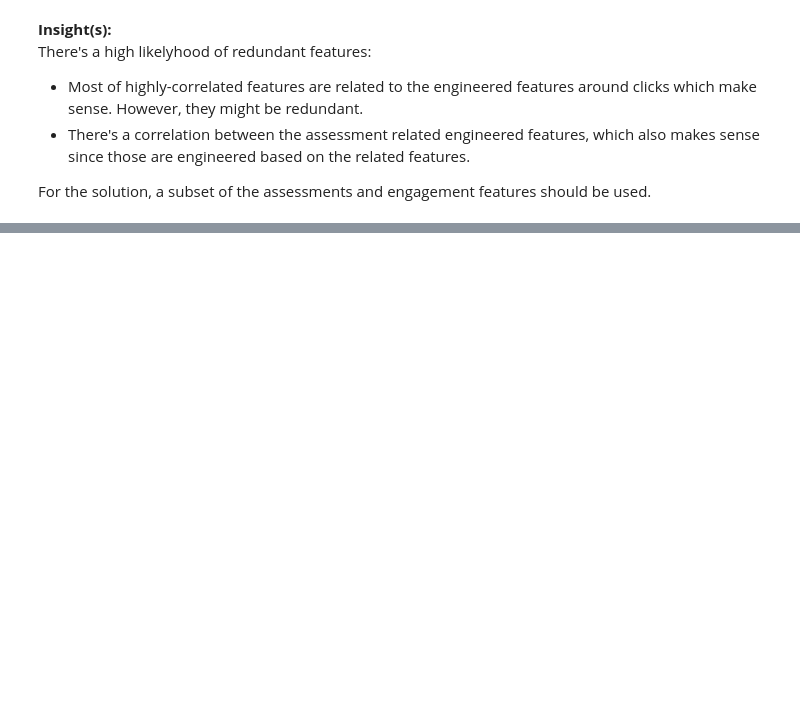
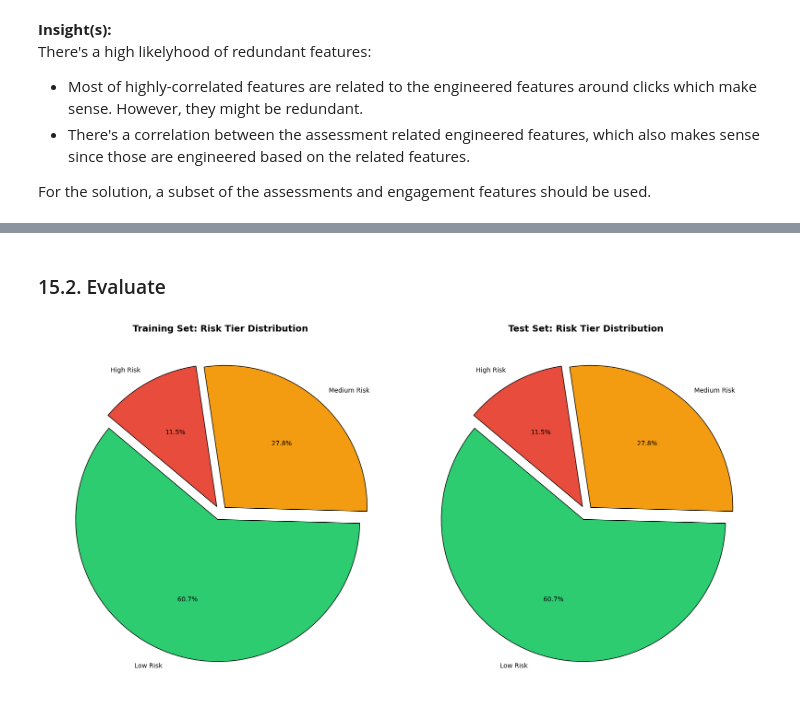
Before and after one commit to dataweby/ToU-Classification, a Jupyter notebook: notebooks/01_dataset_preprocessing.ipynb, the cells around one changed output, grey strips where cells are left out. Drawn from its saved outputs; the diff is of its cells as text; code cells hidden in the pictures; blank space fills up the shorter version.

Commit message:
Checking the splits.

```diff
--- a/notebooks/01_dataset_preprocessing.ipynb
+++ b/notebooks/01_dataset_preprocessing.ipynb
@@ -1138,0 +1208,41 @@ Goals:
+# %% [markdown]
+### 15.2. Evaluate
+# %%
+# 1. Define colors for consistency (High risk usually Red, Low risk Green/Blue)
+colors = ['#2ecc71', '#f39c12', '#e74c3c'] # Adjust based on your specific tier order
+
+# 2. Create the figure with two subplots
+fig, (ax1, ax2) = plt.subplots(1, 2, figsize=(16, 8))
+
+# Plot Training Distribution
+ax1.pie(
+    train_dist,
+    labels=train_dist.index,
+    autopct='%1.1f%%',
+    startangle=140,
+    colors=colors,
+    explode=explode,
+    shadow=False,
+    wedgeprops={'edgecolor': 'black', 'linewidth': 1}
+)
+ax1.set_title("Training Set: Risk Tier Distribution", fontsize=14, fontweight='bold')
+
+# Plot Test Distribution
+ax2.pie(
+    test_dist,
+    labels=test_dist.index,
+    autopct='%1.1f%%',
+    startangle=140,
+    colors=colors,
+    explode=explode,
+    shadow=False,
+    wedgeprops={'edgecolor': 'black', 'linewidth': 1}
+)
+ax2.set_title("Test Set: Risk Tier Distribution", fontsize=14, fontweight='bold')
+
+# 3. Final formatting and saving
+plt.tight_layout()
+plt.savefig(FIG_DIR / "visual_14_train_test_split_pie.png", dpi=200)
+plt.show()
+# %% [output]
+[figure, added]
```
Also changed, not shown: parts of 11 cells of this notebook, 8 other files.
